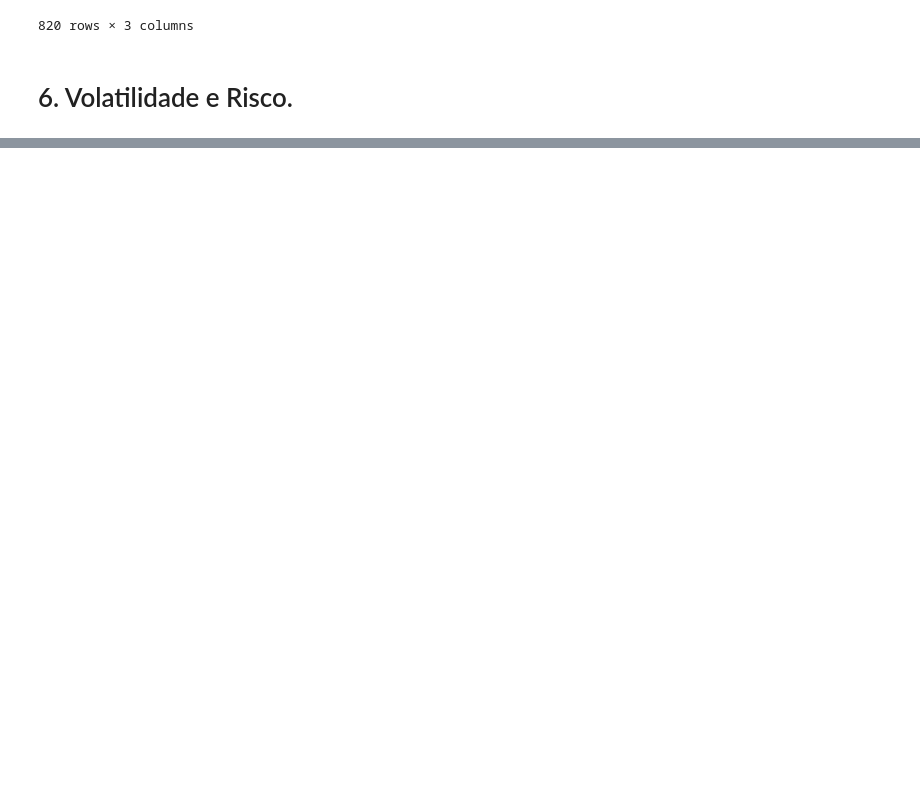
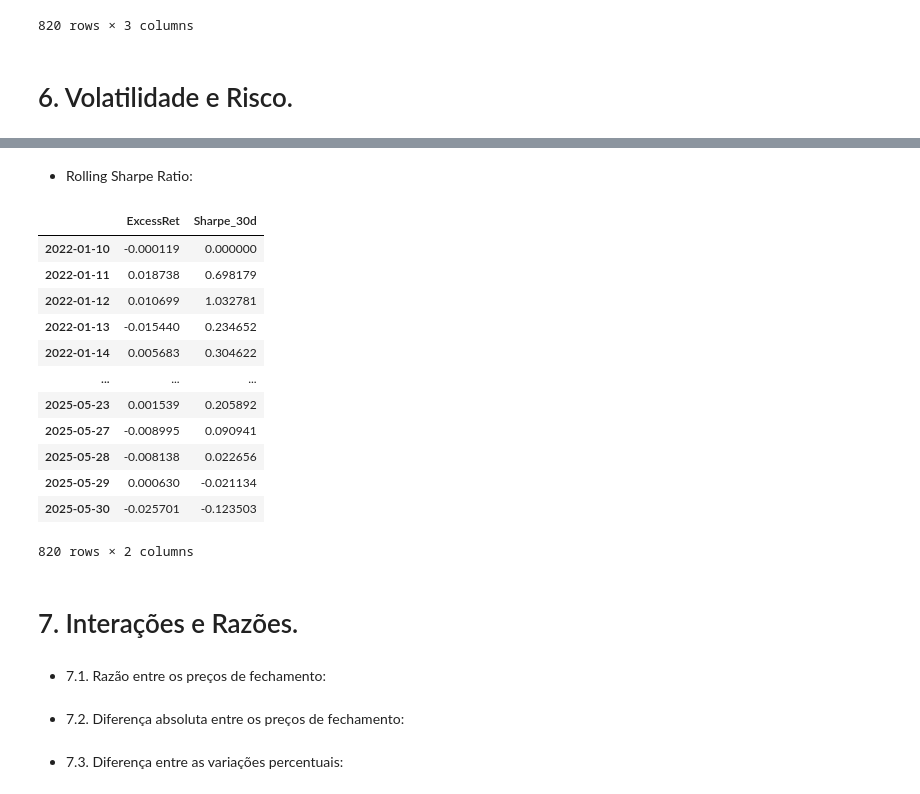
Before and after one commit to DanielCFigueira/Projeto_Predicao_VALE3, a Jupyter notebook: Analise_E_Previsão_das_Acoes_VALE3.ipynb, the cells around one changed output, grey strips where cells are left out. Cells and saved outputs as stored; diff of their text form; code cells hidden in the pictures; blank space fills up the shorter version.

```diff
--- a/Analise_E_Previsão_das_Acoes_VALE3.ipynb
+++ b/Analise_E_Previsão_das_Acoes_VALE3.ipynb
@@ -278,0 +307,38 @@ df[['Banda_Media', 'Banda_Superior', 'Banda_Inferior']]
+# %% [markdown]
+* Rolling Sharpe Ratio:
+# %%
+# taxa livre de risco anual de 3% convertida para diária:
+rf_daily = 0.03 / 252
+window = 30
+
+# Retorno excedente ao RF:
+df['ExcessRet'] = df['LogRet'] - rf_daily
+
+# Rolling mean e rolling std do excesso:
+roll_mean_ex = df['ExcessRet'].rolling(window=window, min_periods=1).mean()
+roll_std_ex = df['ExcessRet'].rolling(window=window, min_periods=1).std()
+
+# Rolling Sharpe:
+df[f'Sharpe_{window}d'] = roll_mean_ex / roll_std_ex
+
+df['Sharpe_30d'].fillna(0, inplace=True)
+
+df[['ExcessRet', 'Sharpe_30d']]
+# %% [output]
+|  | ExcessRet | Sharpe_30d |
+| 2022-01-10 | -0.000119 | 0.000000 |
+| 2022-01-11 | 0.018738 | 0.698179 |
+| 2022-01-12 | 0.010699 | 1.032781 |
+| 2022-01-13 | -0.015440 | 0.234652 |
+| 2022-01-14 | 0.005683 | 0.304622 |
+| ... | ... | ... |
+| 2025-05-23 | 0.001539 | 0.205892 |
+| 2025-05-27 | -0.008995 | 0.090941 |
+| 2025-05-28 | -0.008138 | 0.022656 |
+| 2025-05-29 | 0.000630 | -0.021134 |
+| 2025-05-30 | -0.025701 | -0.123503 |
+820 rows × 2 columns
+# %% [markdown]
+# 7. Interações e Razões.
+# %% [markdown]
+* 7.1. Razão entre os preços de fechamento:
@@ -278,0 +347,2 @@ df[['Banda_Media', 'Banda_Superior', 'Banda_Inferior']]
+# %% [markdown]
+* 7.2. Diferença absoluta entre os preços de fechamento:
@@ -278,0 +351,2 @@ df[['Banda_Media', 'Banda_Superior', 'Banda_Inferior']]
+# %% [markdown]
+* 7.3. Diferença entre as variações percentuais:
```
Also changed, not shown: parts of 12 cells of this notebook, 1 other file.
